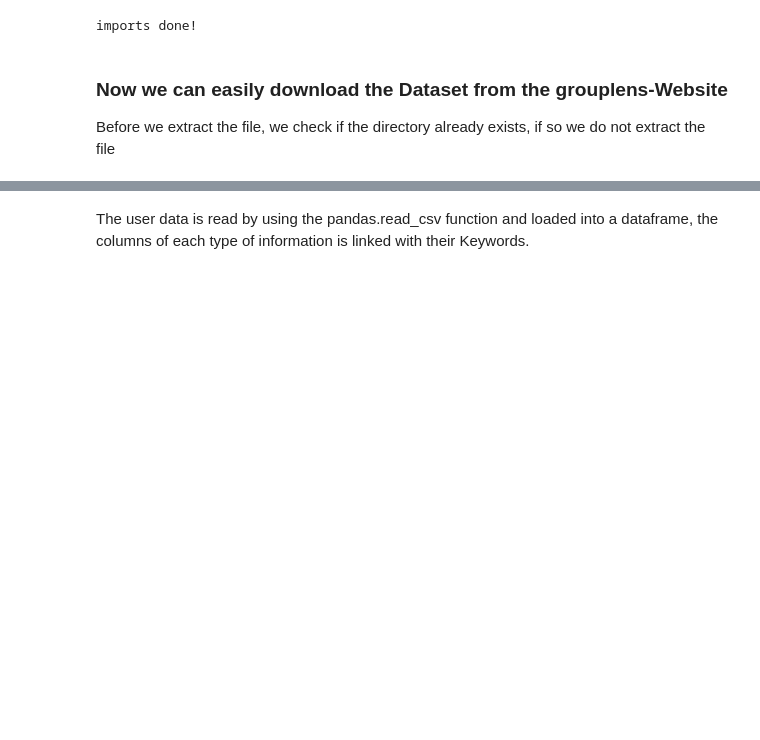
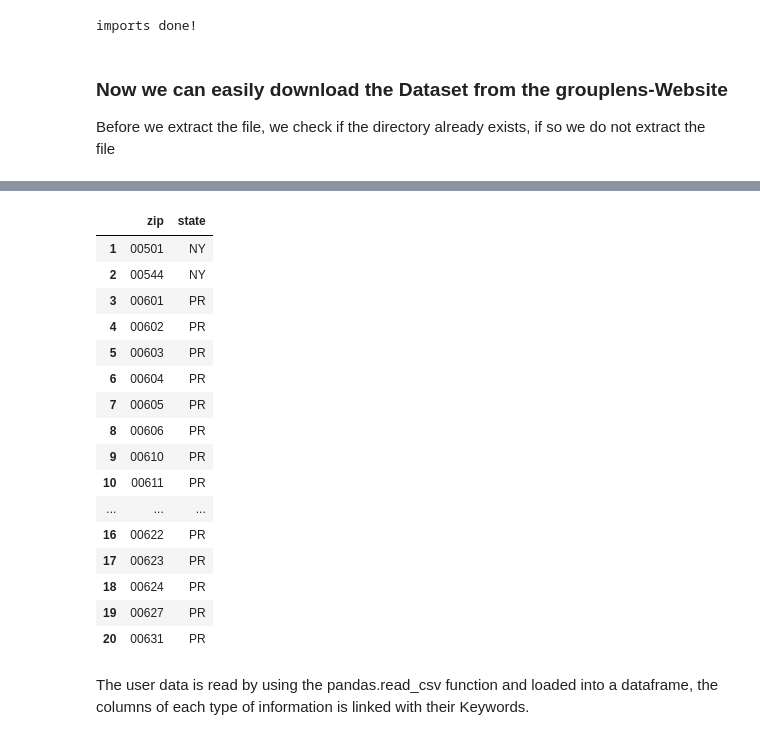
Before and after one commit to ursthejosh/DeepLearningAbgabe, a Jupyter notebook: DeepLearningTask.ipynb, the cells around one changed output, grey strips where cells are left out. Drawn from its saved outputs; the diff is of its cells as text; code cells hidden in the pictures; blank space fills up the shorter version.

```diff
--- a/DeepLearningTask.ipynb
+++ b/DeepLearningTask.ipynb
@@ -44,3 +48,29 @@ C:\Users\hp\.keras\datasets\ml-100k
+# %%
+zip_code_cols = ['zip','type','decommissioned','primary_city','acceptable_cities','unacceptable_cities','state','county','timezone','area_codes','world_region','country','latitude','longitude','irs_estimated_population']
+zip_code_dir = keras_datasets_path / "zip_code_database.csv"
+zip_codes_df = pd.read_csv(zip_code_dir, sep = ',', names= zip_code_cols, encoding='latin-1')
+zip_codes_df.drop([0], inplace = True)
+zip_codes_df.drop(['type','decommissioned','primary_city','acceptable_cities','unacceptable_cities','county','timezone','area_codes','world_region','country','latitude','longitude','irs_estimated_population'], axis = 1, inplace = True)
+zip_codes_df.head(20)
+#print(len(zip_codes_df))
+# %% [output]
+|  | zip | state |
+| 1 | 00501 | NY |
+| 2 | 00544 | NY |
+| 3 | 00601 | PR |
+| 4 | 00602 | PR |
+| 5 | 00603 | PR |
+| 6 | 00604 | PR |
+| 7 | 00605 | PR |
+| 8 | 00606 | PR |
+| 9 | 00610 | PR |
+| 10 | 00611 | PR |
+| ... | ... | ... |
+| 16 | 00622 | PR |
+| 17 | 00623 | PR |
+| 18 | 00624 | PR |
+| 19 | 00627 | PR |
+| 20 | 00631 | PR |
 # %% [markdown]
 The user data is read by using the pandas.read_csv function and loaded into a dataframe, the columns of each type of information is linked with their Keywords.
 # %%
```
Also changed, not shown: parts of 5 cells of this notebook.
